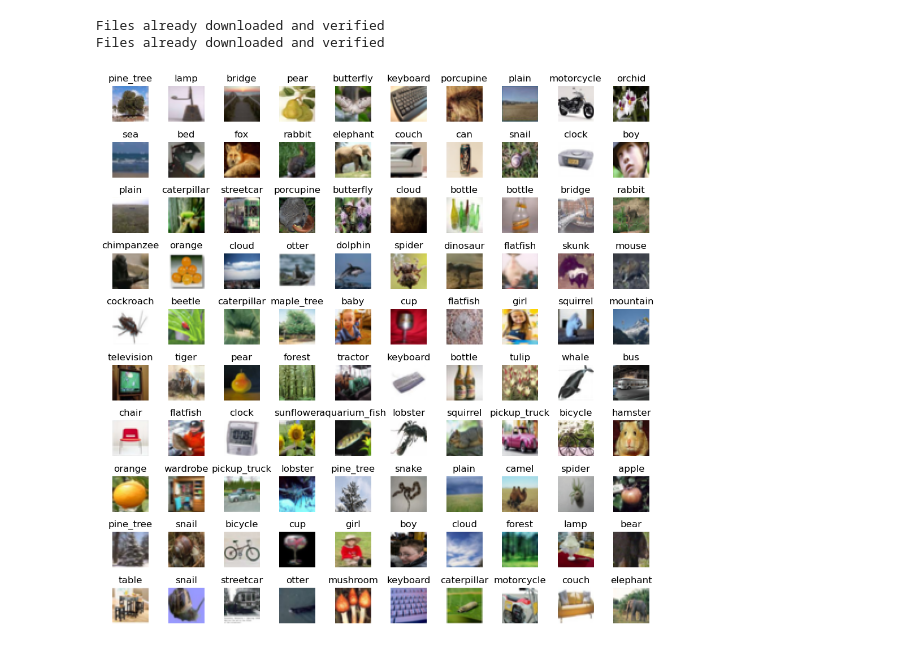
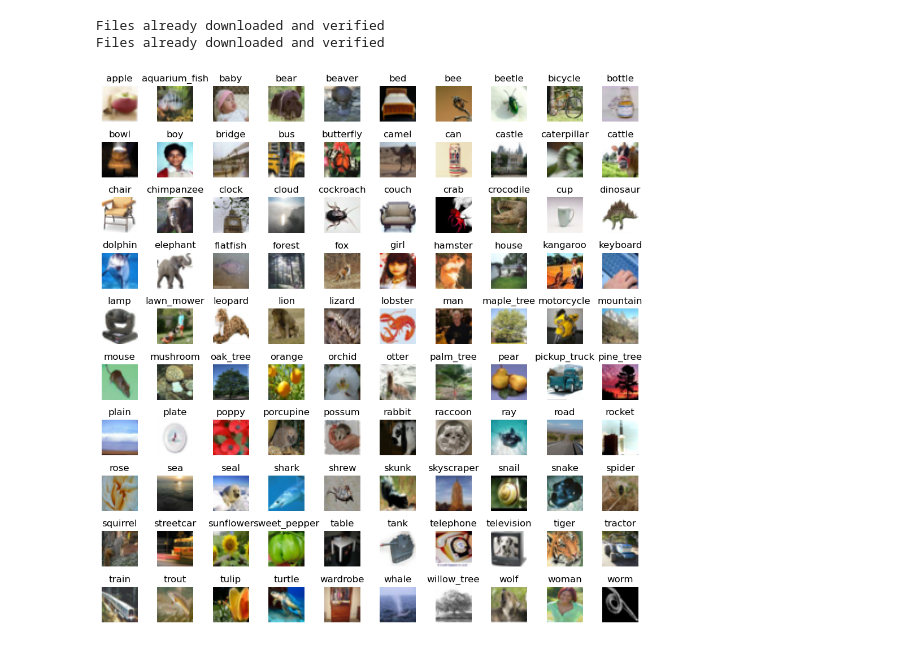
Before and after one commit to amapy-00/miniproject_1_02463, a Jupyter notebook: mini_project_1.ipynb, the cells around one changed output. Saved outputs shown, nothing was run; the diff lists cells and outputs as text; code cells hidden in the pictures.

Commit message:
"edit image grid (sorted) and saving the image"

```diff
--- a/mini_project_1.ipynb
+++ b/mini_project_1.ipynb
@@ -28,21 +28,33 @@ Files already downloaded and verified
 Files already downloaded and verified
 # %%
 # Create a 10x10 subplot with random iamges and class mappings to observe our dataset
+fig, axs = plt.subplots(10, 10, figsize=(10, 10))
 
 # Define the fine label names to get descriptive plots
 fine_label_names = trainset.classes
 
-fig, axs = plt.subplots(10, 10, figsize=(10, 10))
-for i in range(10):
-    for j in range(10):
-        idx = np.random.randint(0, 10000)
-        img, label = trainset[idx]
+# Predefine label positions (label -> (row, col))
+label_to_position = {label: (label // 10, label % 10) for label in range(100)}
+
+placed_labels = set()
+
+for idx in range(len(trainset)):
+    img, label = trainset[idx]
+    if label in label_to_position and label not in placed_labels:
+        row, col = label_to_position[label]
+
+        # Normalize and transpose the image for display
         img = img / 2 + 0.5
         img = img.numpy().transpose(1, 2, 0)
-        axs[i, j].imshow(img)
-        axs[i, j].set_title(fine_label_names[label])
-        axs[i, j].axis('off')
+
+        axs[row, col].imshow(img)
+        axs[row, col].set_title(fine_label_names[label])
+        axs[row, col].axis('off')
+
+        placed_labels.add(label)
+
 plt.tight_layout()
+plt.savefig('fixed_positions_grid.png', dpi=300, bbox_inches='tight')
 plt.show()
 # %% [output]
-[figure, old version]
+[figure, new version]
```
